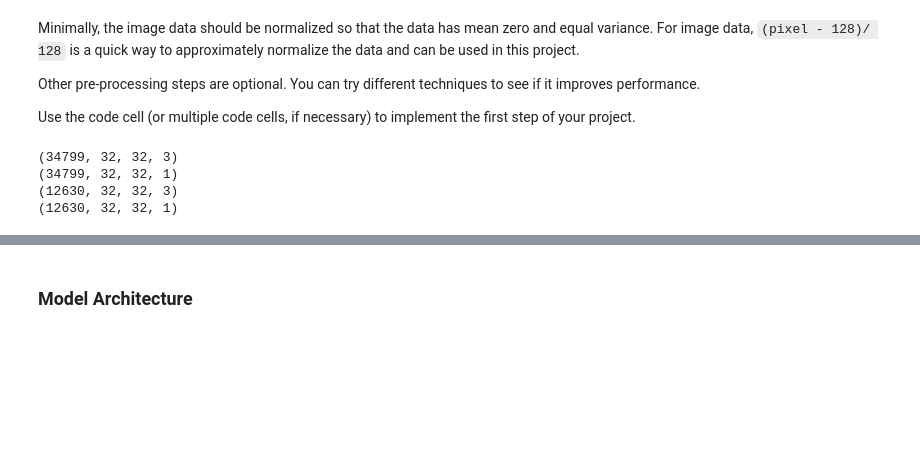
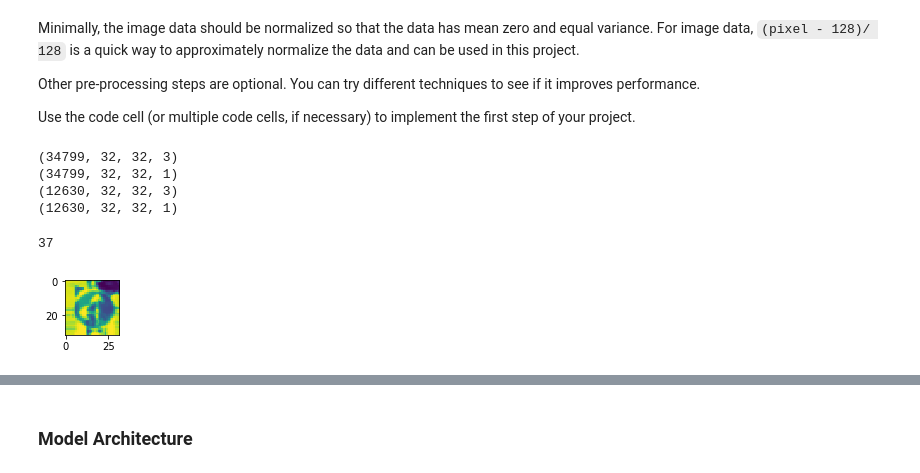
Before and after one commit to JG-Jayaganesh/CarND-Traffic-Sign-Classifier-Project, a Jupyter notebook: Traffic_Sign_Classifier.ipynb, the cells around one changed output, grey strips where cells are left out. Cells and saved outputs as stored; diff of their text form; code cells hidden in the pictures; blank space fills up the shorter version.

```diff
--- a/Traffic_Sign_Classifier.ipynb
+++ b/Traffic_Sign_Classifier.ipynb
@@ -163,6 +165,15 @@ print(X_test_gray.shape)
 X_train = X_train_gray
 X_test = X_test_gray
 X_valid = X_valid_gray
+# %%
+image = X_train[index].squeeze()
+
+plt.figure(figsize=(1,1))
+plt.imshow(image)
+print(y_train[index])
+# %% [output]
+37
+[figure, added]
 # %%
 # data augmentaion
 from imgaug import augmenters as iaa
```
Also changed, not shown: parts of 11 cells of this notebook, 9 other files.
